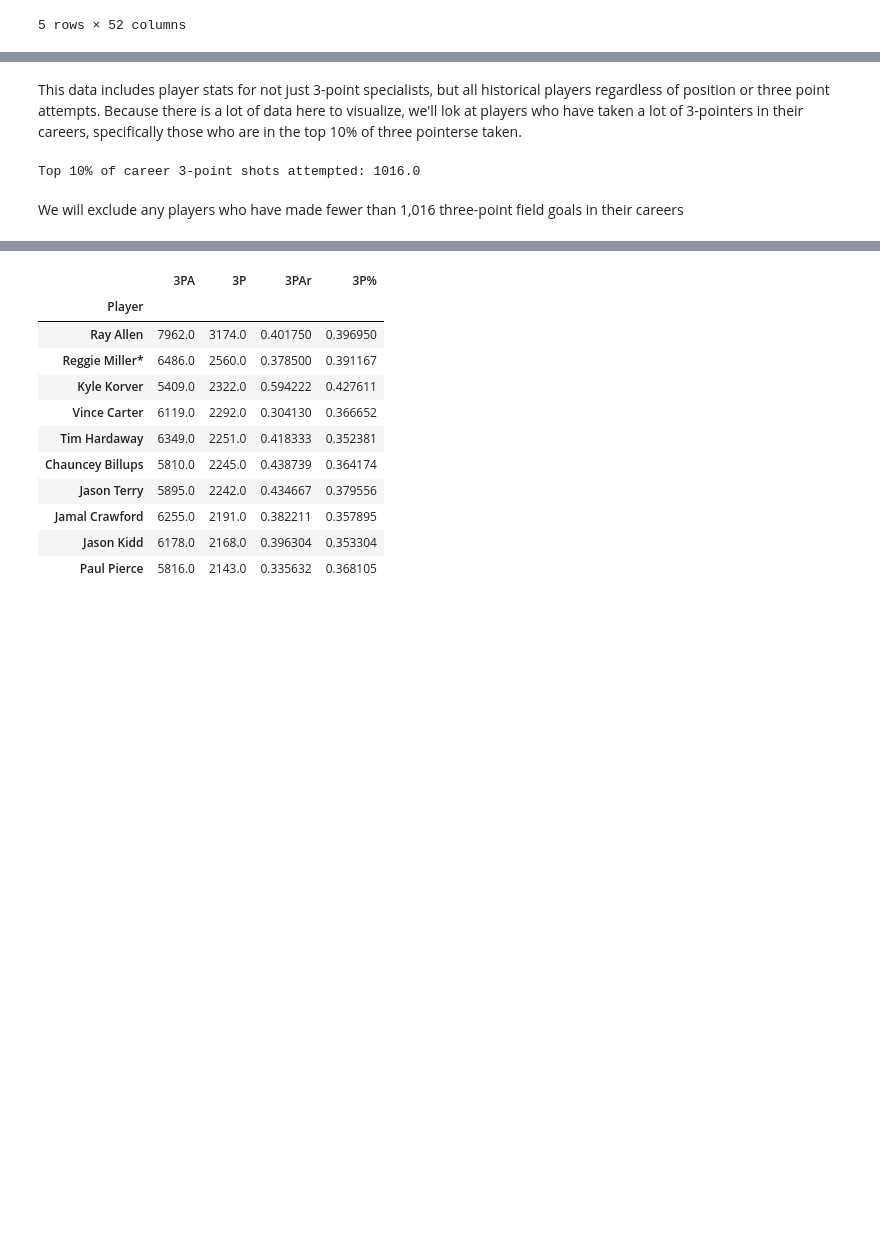
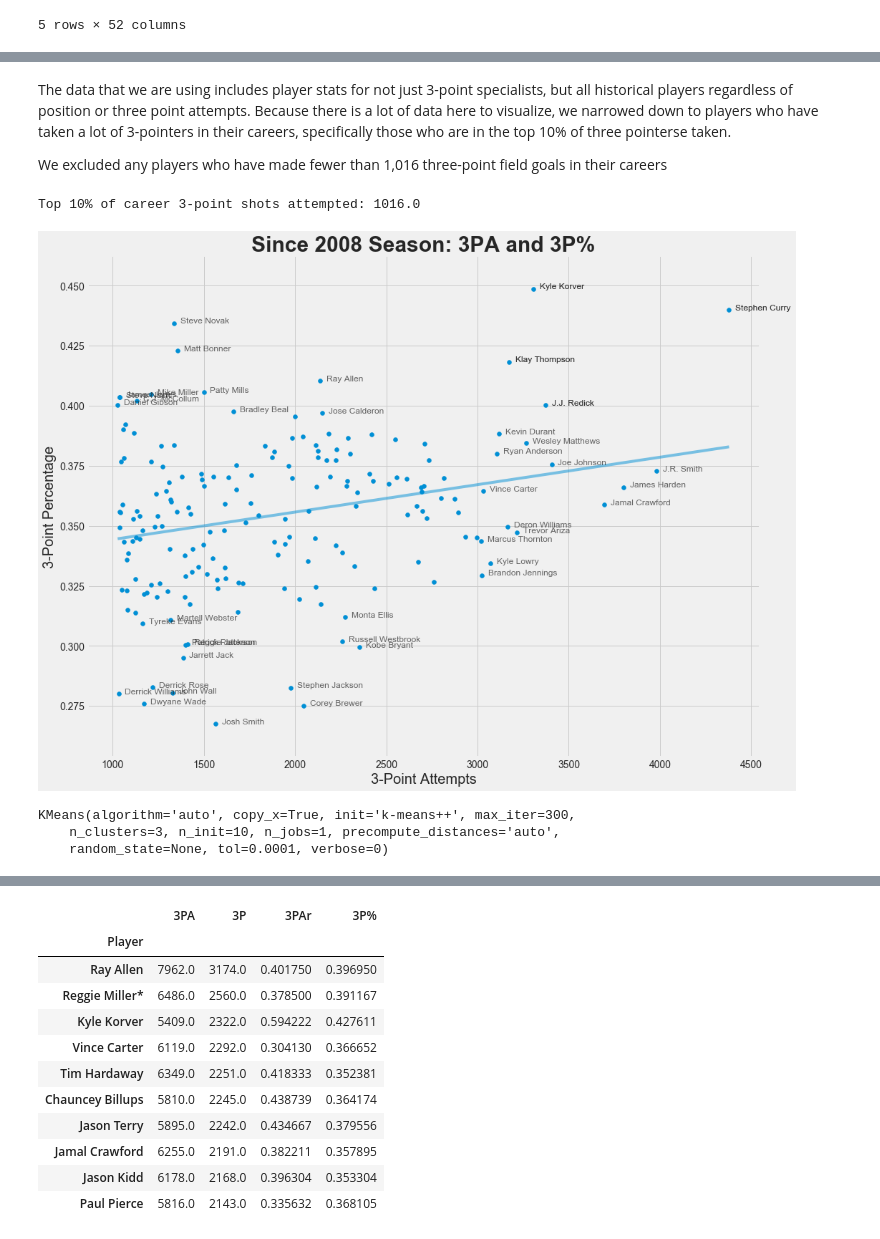
Before and after one commit to ymericson/NBA-player-info, a Jupyter notebook: NBA three-point shooters.ipynb, the cells around one changed output, grey strips where cells are left out. Cells and saved outputs as stored; diff of their text form; code cells hidden in the pictures; blank space fills up the shorter version.

```diff
--- a/NBA three-point shooters.ipynb
+++ b/NBA three-point shooters.ipynb
@@ -22,0 +84,20 @@ stats.sort_values(['Year'], ascending=False).head()
+# %%
+# only include from years 2008
+modern_era = stats[stats['Year'] > 2008]
+
+# player's career 3PA and 3PM
+threePT_data = modern_era.groupby('Player')[['3PA', '3P']].sum().sort_values(by=['3P'], ascending=False)
+
+# player's career 3pt attempt rate and 3pt percentage
+PAr_Percent = pd.DataFrame(modern_era.groupby('Player')[['3PAr','3P%']].mean())
+
+# merge two dataframes on index Player
+threePT_data = pd.merge(threePT_data, PAr_Percent, left_index=True, right_index=True)
+
+# find top 10% of career 3-points attempted (around 1,000)
+to90_3pa = stats.groupby('Player')['3PA'].sum().quantile(0.9)
+
+# narrrow players to top 10% 3PA
+threePT_data = threePT_data[threePT_data['3PA'] > to90_3pa]
+
+threePT_data.head()
@@ -23,9 +112,45 @@ stats.sort_values(['Year'], ascending=False).head()
 # %% [markdown]
-This data includes player stats for not just 3-point specialists, but all historical players regardless of position or three point attempts. Because there is a lot of data here to visualize, we'll lok at players who have taken a lot of 3-pointers in their careers, specifically those who are in the top 10% of three pointerse taken.
+The data that we are using includes player stats for not just 3-point specialists, but all historical players regardless of position or three point attempts. Because there is a lot of data here to visualize, we narrowed down to players who have taken a lot of 3-pointers in their careers, specifically those who are in the top 10% of three pointerse taken.
+
+We excluded any players who have made fewer than 1,016 three-point field goals in their careers
 # %%
 top90_3pa = stats.groupby('Player')['3PA'].sum().quantile(0.90)
 print("Top 10% of career 3-point shots attempted: {}".format(top90_3pa))
 # %% [output]
 Top 10% of career 3-point shots attempted: 1016.0
-# %% [markdown]
-We will exclude any players who have made fewer than 1,016 three-point field goals in their careers
+# %%
+plt.style.use('fivethirtyeight')
+
+plt.figure(figsize=(15,12))
+
+x_plot = threePT_data['3PA']
+y_plot = threePT_data['3P%']
+
+plt.scatter(threePT_data['3PA'], threePT_data['3P%'])
+plt.title("Since 2008 Season: 3PA and 3P%", weight = 'bold', size = 30)
+plt.xlabel("3-Point Attempts", fontsize=20)
+plt.ylabel("3-Point Percentage", fontsize=20)
+
+plt.plot(np.unique(threePT_data['3PA']),
+         np.poly1d(np.polyfit(threePT_data['3PA'], threePT_data['3P%'], 1))
+         (np.unique(threePT_data['3PA'])), alpha=0.5)
+
+def annotate(df):
+    for i in range(len(df)):
+        plt.text(df['3PA'][i]+35, df['3P%'][i], df.index[i], fontsize=12, alpha=.7)
+
+annotate(threePT_data.sort_values('3PA', ascending=False)[:17])
+annotate(threePT_data.sort_values('3P%', ascending=False)[:15])
+annotate(threePT_data.sort_values('3P%', ascending=True)[:15])
+# %% [output]
+[figure, added]
+# %%
+threePA_threePP = threePT_data[['3PA', '3P%']]
+
+from sklearn.cluster import KMeans # unsupervised
+kmeans = KMeans(n_clusters=3)
+kmeans.fit(threePA_threePP)
+# %% [output]
+KMeans(algorithm='auto', copy_x=True, init='k-means++', max_iter=300,
+    n_clusters=3, n_init=10, n_jobs=1, precompute_distances='auto',
+    random_state=None, tol=0.0001, verbose=0)
```
Also changed, not shown: parts of 19 cells of this notebook, 3 other files.
